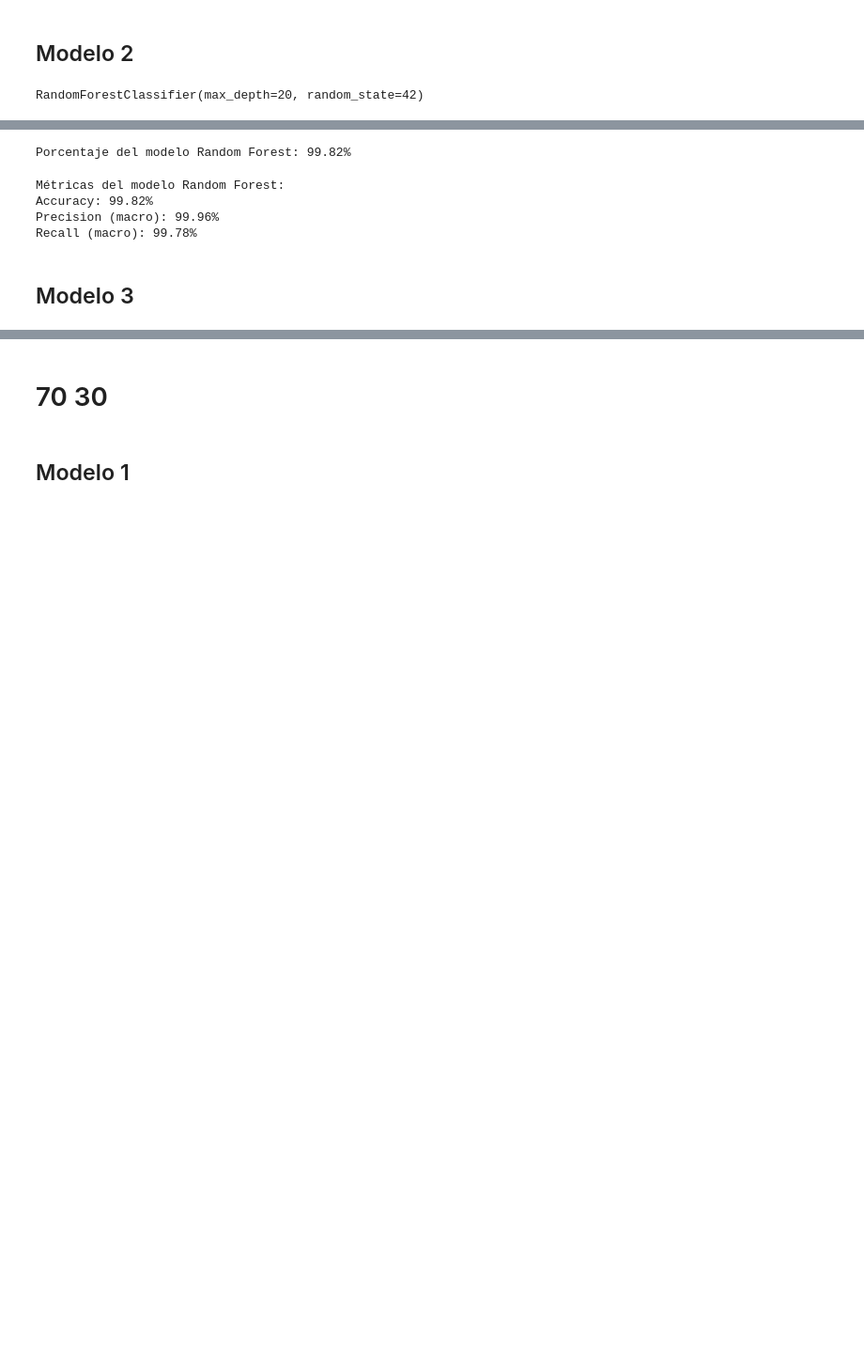
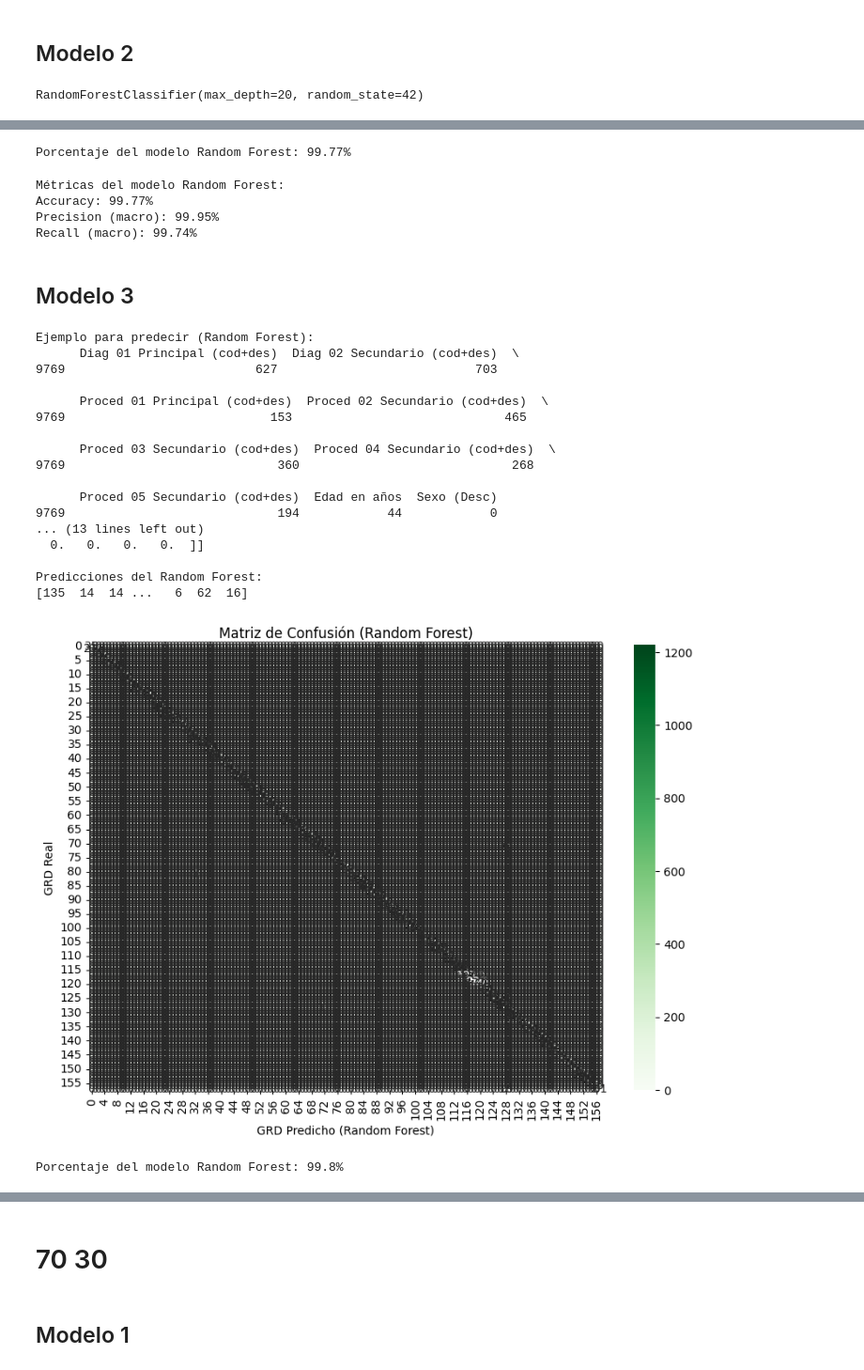
Before and after one commit to Coragg/GRDprediction, a Jupyter notebook: python/RandomForest.ipynb, the cells around one changed output, grey strips where cells are left out. Shown at 94% size. Saved outputs shown, nothing was run; the diff lists cells and outputs as text; code cells hidden in the pictures; blank space fills up the shorter version.

Commit message:
random forest with my code and Daniela

```diff
--- a/python/RandomForest.ipynb
+++ b/python/RandomForest.ipynb
@@ -308,17 +309,79 @@ Predicciones del Random Forest:
 [figure]
 # %%
 # 7. Calcular el porcentaje de aciertos
-porcentaje_rf = np.round(((dataset_el_pino['GRD'] == predecir_grd_rf).sum())/len(dataset_el_pino) * 100, decimals=2) # Usé len() en lugar de 'rows' por seguridad
-print(f"\nPorcentaje del modelo Random Forest: {porcentaje_rf}%")
+porcentaje_rf2 = np.round(((dataset_el_pino['GRD'] == predecir_grd_rf2).sum())/len(dataset_el_pino) * 100, decimals=2) # Usé len() en lugar de 'rows' por seguridad
+print(f"\nPorcentaje del modelo Random Forest: {porcentaje_rf2}%")
 # %% [output]
-Porcentaje del modelo Random Forest: 99.82%
+Porcentaje del modelo Random Forest: 99.77%
 # %%
 print("Métricas del modelo Random Forest:")
-medir_modelos(predecir_grd_rf)
+medir_modelos(predecir_grd_rf2)
 # %% [output]
 Métricas del modelo Random Forest:
-Accuracy: 99.82%
-Precision (macro): 99.96%
-Recall (macro): 99.78%
+Accuracy: 99.77%
+Precision (macro): 99.95%
+Recall (macro): 99.74%
 # %% [markdown]
 ## Modelo 3
+# %%
+# 1. Definir las variables explicativas y el objetivo (igual que antes)
+Explicativas_rf3 = dataset_el_pino.drop(columns=delete_rows[2])
+Objetivo_rf3 = dataset_el_pino.GRD
+# %%
+
+# 2. Crear e entrenar el modelo de Random Forest
+# Puedes ajustar los hiperparámetros como 'n_estimators' (número de árboles),
+# 'max_depth', 'random_state' para reproducibilidad, etc.
+modelo_rf3 = RandomForestClassifier(n_estimators=100, max_depth=20, random_state=42)
+modelo_rf3.fit(Explicativas_rf3, Objetivo_rf3)
+
+# 3. (Opcional) Visualizar uno de los árboles del bosque
+#plt.figure(figsize=(15,10))
+#plot_tree(modelo_rf.estimators_[0], feature_names=Explicativas_rf.columns, class_names=Objetivo_rf.unique().astype(str), filled=True)
+#plt.show()
+
+# 4. Realizar una predicción sobre un ejemplo (similar al árbol de decisión)
+test_ejemplo_rf3 = Explicativas_rf3.sample()
+print("Ejemplo para predecir (Random Forest):")
+print(test_ejemplo_rf3)
+print("\nProbabilidades de predicción (Random Forest):")
+print(modelo_rf3.predict_proba(test_ejemplo_rf3))
+
+# 5. Predecir sobre todo el conjunto de datos
+predecir_grd_rf3 = modelo_rf3.predict(Explicativas_rf3)
+print("\nPredicciones del Random Forest:")
+print(predecir_grd_rf3)
+
+# 6. Evaluar el modelo: Matriz de confusión
+matriz_confusion_rf3 = confusion_matrix(dataset_el_pino['GRD'], predecir_grd_rf3)
+plt.figure(figsize=(10,7))
+sns.heatmap(matriz_confusion_rf3, annot=True, fmt="d", cmap="Greens") # Cambié el mapa de color para diferenciar
+plt.xlabel('GRD Predicho (Random Forest)')
+plt.ylabel('GRD Real')
+plt.title('Matriz de Confusión (Random Forest)')
+plt.show()
+# %% [output]
+Ejemplo para predecir (Random Forest):
+      Diag 01 Principal (cod+des)  Diag 02 Secundario (cod+des)  \
+9769                          627                           703
+
+      Proced 01 Principal (cod+des)  Proced 02 Secundario (cod+des)  \
+9769                            153                             465
+
+      Proced 03 Secundario (cod+des)  Proced 04 Secundario (cod+des)  \
+9769                             360                             268
+
+      Proced 05 Secundario (cod+des)  Edad en años  Sexo (Desc)
+9769                             194            44            0
+... (13 lines left out)
+  0.   0.   0.   0.  ]]
+
+Predicciones del Random Forest:
+[135  14  14 ...   6  62  16]
+[figure, added]
+# %%
+# 7. Calcular el porcentaje de aciertos
+porcentaje_rf3 = np.round(((dataset_el_pino['GRD'] == predecir_grd_rf3).sum())/len(dataset_el_pino) * 100, decimals=2) # Usé len() en lugar de 'rows' por seguridad
+print(f"\nPorcentaje del modelo Random Forest: {porcentaje_rf3}%")
+# %% [output]
+Porcentaje del modelo Random Forest: 99.8%
```
Also changed, not shown: parts of 38 cells of this notebook.
